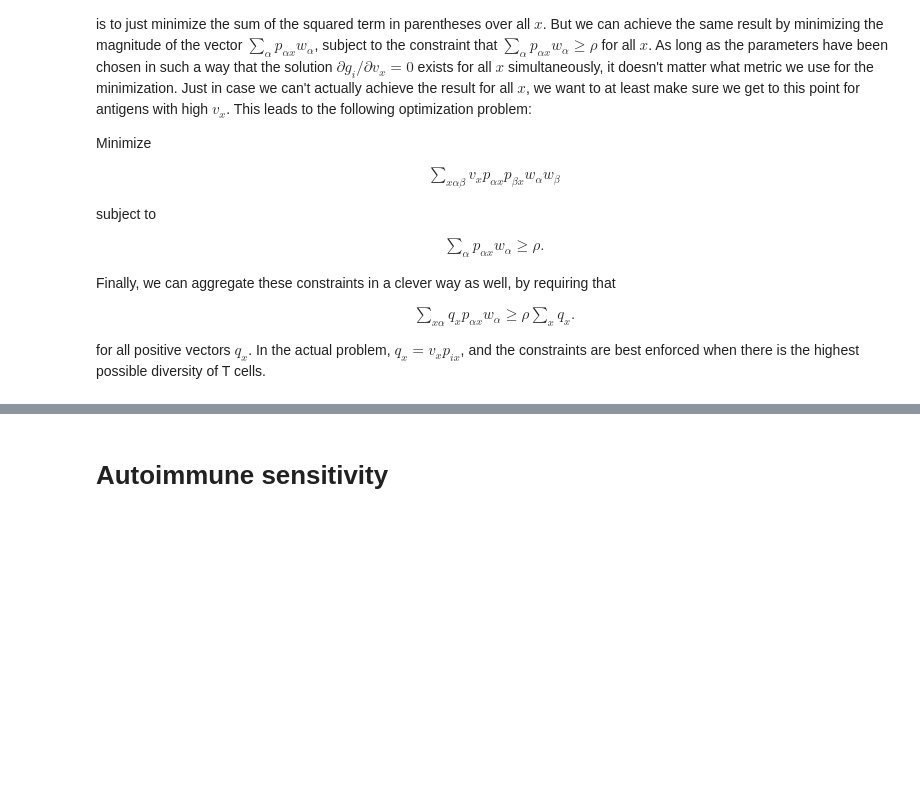
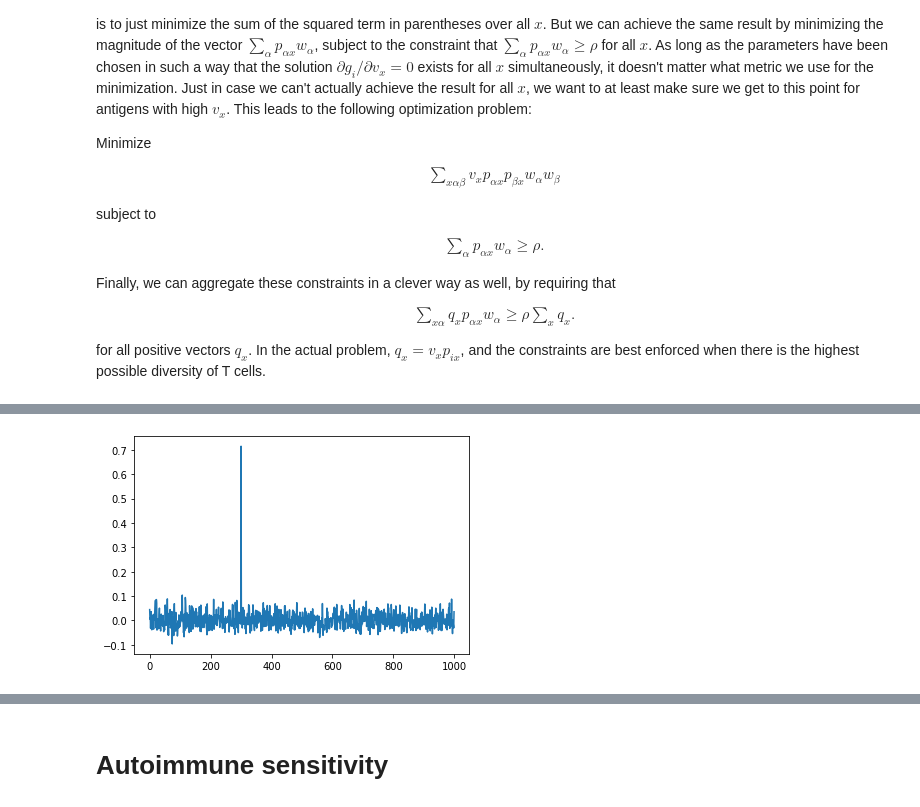
Before and after one commit to Ninjaneer32/immune-svm, a Jupyter notebook: scripts/Testing.ipynb, the cells around one changed output, grey strips where cells are left out. Saved outputs shown, nothing was run; the diff lists cells and outputs as text; code cells hidden in the pictures; blank space fills up the shorter version.

```diff
--- a/scripts/Testing.ipynb
+++ b/scripts/Testing.ipynb
@@ -585,0 +677,7 @@ for all positive vectors $q_x$. In the actual problem, $q_x = v_x p_{ix}$, and t
+# %%
+gamma = np.diag(np.diag(gamma))
+# %%
+plt.plot(gamma[:,300])
+plt.show()
+# %% [output]
+[figure, added]
```
Also changed, not shown: parts of 11 cells of this notebook.
